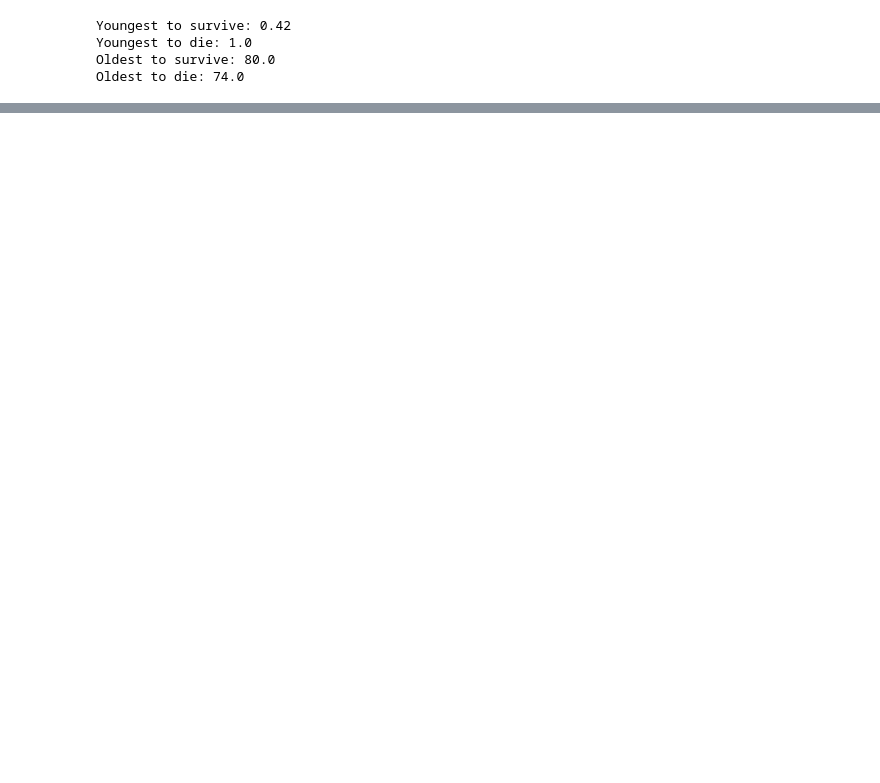
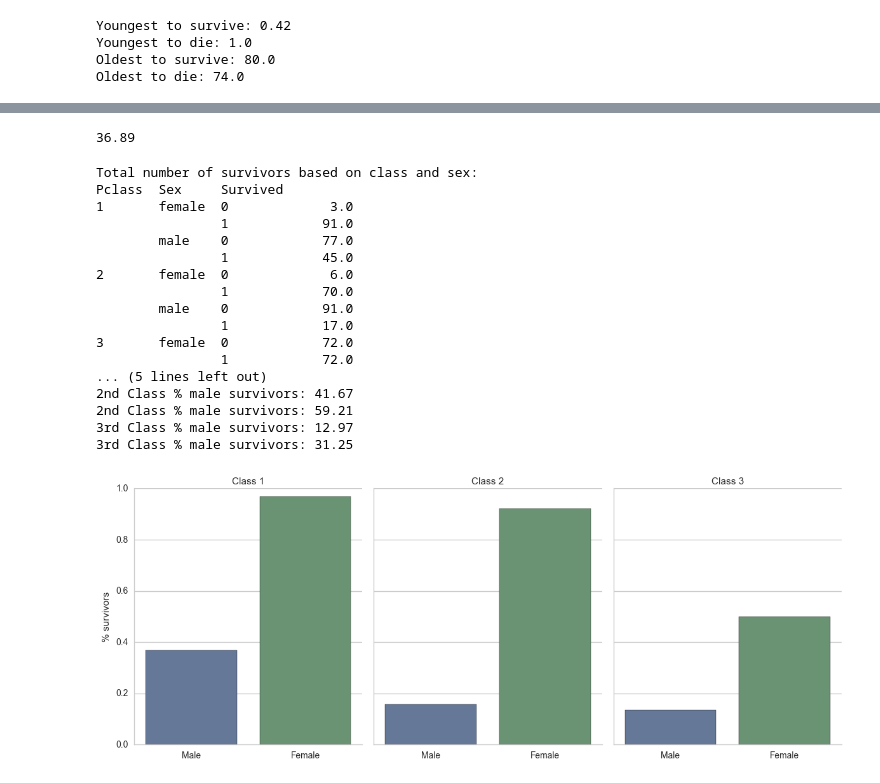
Before and after one commit to yepterence/Project5, a Jupyter notebook: Data_analysis_Titanic-checkpoint.ipynb, the cells around one changed output, grey strips where cells are left out. Drawn from its saved outputs; the diff is of its cells as text; code cells hidden in the pictures; blank space fills up the shorter version.

Commit message:
completed survival comparison (sex and pclass)
Proceeding to determine if age has any role to play in survival.

```diff
--- a/Data_analysis_Titanic-checkpoint.ipynb
+++ b/Data_analysis_Titanic-checkpoint.ipynb
@@ -201,0 +233,54 @@ plot_categories(titanic_without_nan, cat = 'Pclass', target = 'Survived')
+# %%
+# function prints percent survivors
+def percent_survivors( df , pclass , sex ):
+    grouped_class_gender = df.groupby(['Pclass','Sex']).size()[pclass,sex].astype('float')
+    survived_class_gender = df.groupby(['Pclass','Sex','Survived']).size()[pclass,sex,1].astype('float')
+    survivors_by_gender = ((grouped_survived_class_gender/grouped_class_gender) * 100).round(2)
+    return survivors_by_gender
+
+print percent_survivors(titanic_without_nan, 1 , 'male')
+# %% [output]
+36.89
+# %%
+# Comparison of survivors by sex and class
+
+# Histogram to display survivors grouped by sex and class
+variable_compare = sns.factorplot(x='Sex', y='Survived', col='Pclass', data=titanic_without_nan,
+                   saturation=.5, kind="bar", ci=None, size=5, aspect=.8)
+# adding labels
+(variable_compare.set_axis_labels('', '% survivors')
+     .set_xticklabels(['Male', 'Female'])
+     .set_titles('Class {col_name}'))
+
+# percentage - number of survivors by gender and class
+# Need to figure out function to find %survivors of both sexes in all classes
+
+survived_class_gender = titanic_without_nan.groupby(['Pclass','Sex','Survived']).size().astype('float')
+
+print "Total number of survivors based on class and sex: \n{}".format(survived_class_gender)
+
+print "1st Class % male survivors: {}".format(percent_survivors(titanic_without_nan, 1 , 'male'))
+print "1st Class % male survivors: {}".format(percent_survivors(titanic_without_nan, 1 , 'female'))
+print "2nd Class % male survivors: {}".format(percent_survivors(titanic_without_nan, 2 , 'male'))
+print "2nd Class % male survivors: {}".format(percent_survivors(titanic_without_nan, 2 , 'female'))
+print "3rd Class % male survivors: {}".format(percent_survivors(titanic_without_nan, 3 , 'male'))
+print "3rd Class % male survivors: {}".format(percent_survivors(titanic_without_nan, 3 , 'female'))
+# %% [output]
+Total number of survivors based on class and sex:
+Pclass  Sex     Survived
+1       female  0             3.0
+                1            91.0
+        male    0            77.0
+                1            45.0
+2       female  0             6.0
+                1            70.0
+        male    0            91.0
+                1            17.0
+3       female  0            72.0
+                1            72.0
+... (5 lines left out)
+2nd Class % male survivors: 41.67
+2nd Class % male survivors: 59.21
+3rd Class % male survivors: 12.97
+3rd Class % male survivors: 31.25
+[figure, added]
```
Also changed, not shown: parts of 7 cells of this notebook.
